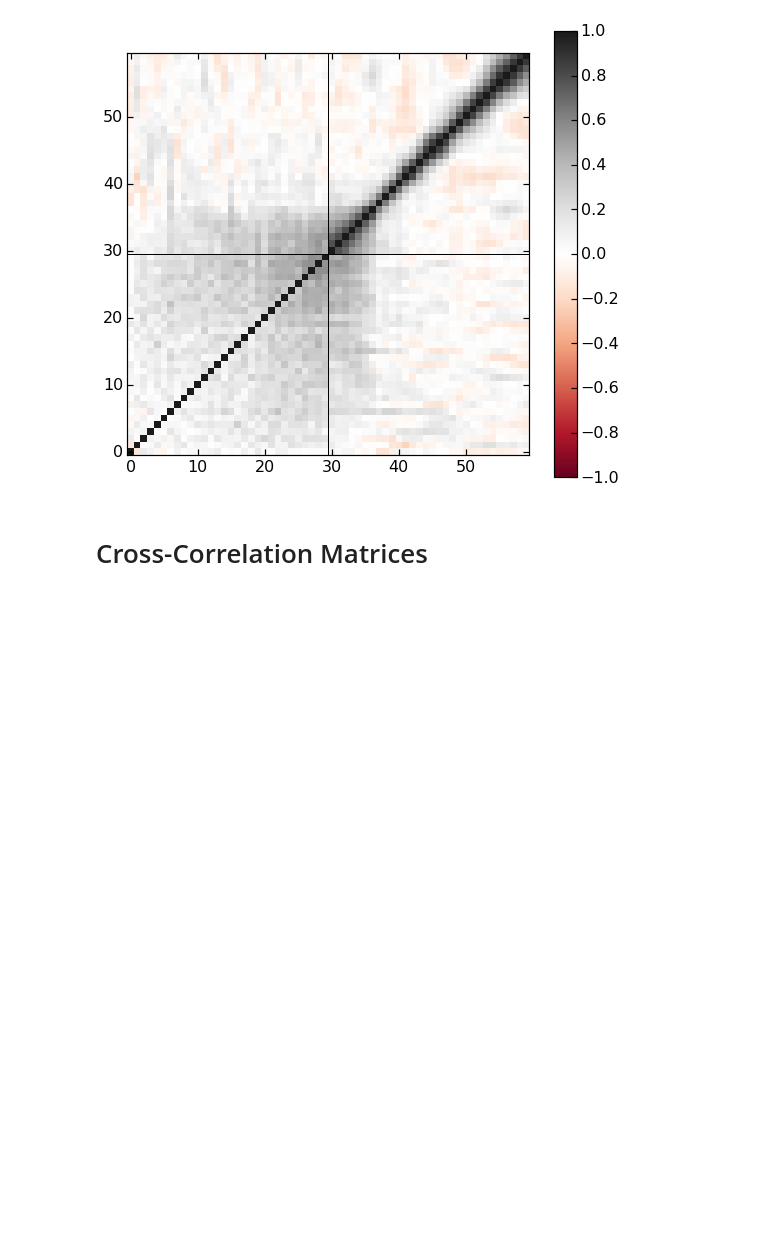
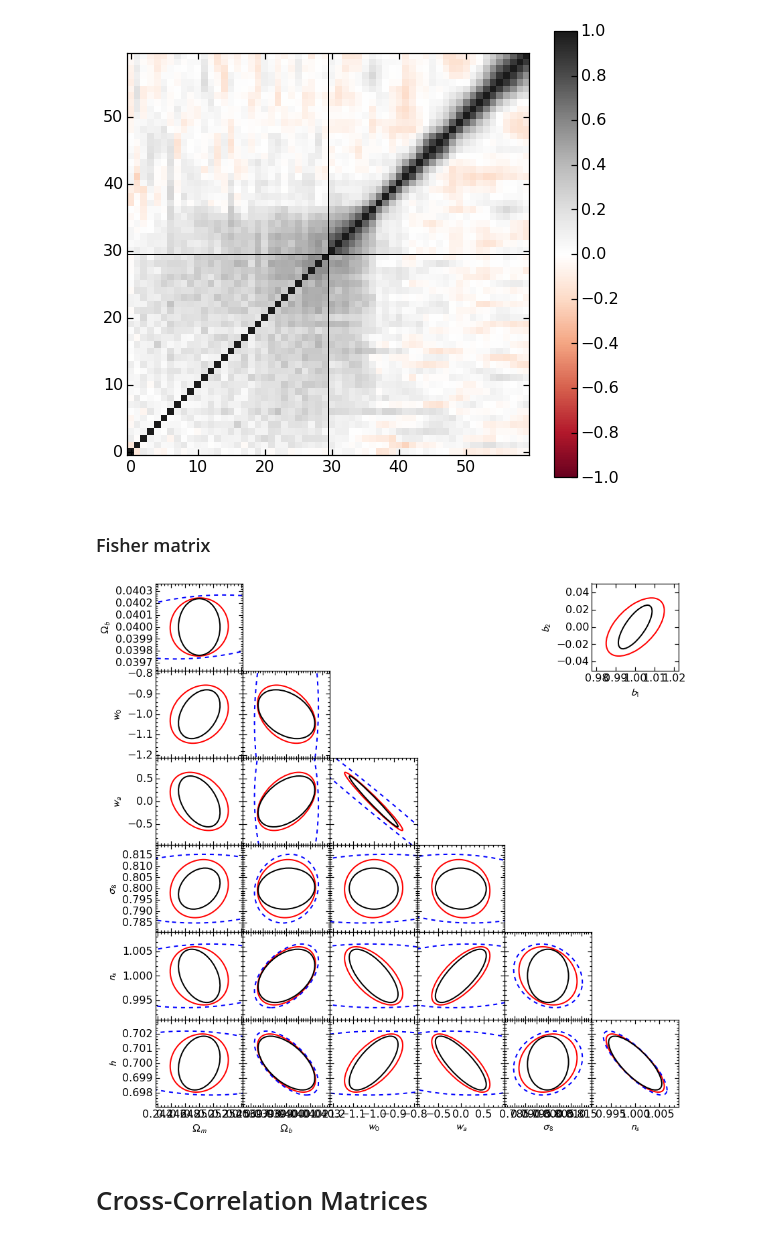
Before and after one commit to DonRegan/notebooks, a Jupyter notebook: ZBOX2 Measurements.ipynb, the cells around one changed output. Cells and saved outputs as stored; diff of their text form; code cells hidden in the pictures; blank space fills up the shorter version.

Commit message:
Add Fisher matrix for LCF.

```diff
--- a/ZBOX2 Measurements.ipynb
+++ b/ZBOX2 Measurements.ipynb
@@ -317,3 +398,55 @@ cb = f.colorbar(cax)
+# %% [markdown]
+### Fisher matrix
+# %%
+%%capture
+# power spectrum bins
+k = 0.005+0.01*arange(0,30)
+
+# line correlation bins
+r = concatenate((2.5*arange(4,10),5*arange(5,17),10*arange(9,21)))
+
+Fl = fisher([1,1,1,1,1,1,1,1,1], [0.0,0.52,1.0], ['LC'], [r])
+Fl[:7,:7] += margPlanckF
+
+FPl = fisher([1,1,1,1,1,1,1,1,1], [0.0,0.52,1.0], ['PSpec','LC'], [k,r])
+FPl[:7,:7] += margPlanckF
+
+Flinv = inv(Fl)
+FPlinv = inv(FPl)
+npar = 9
+eigl = fisher_eigenvalues(copy(Fl)[:npar,:npar])
+eigPl = fisher_eigenvalues(copy(FPl)[:npar,:npar])
+# %%
+f = plt.figure(figsize=(14,14))
+ax = plot_fisher([eigP,eigl,eigPl], 3.375, FPinv)
+
+plt.subplots_adjust(hspace=0, wspace=0)
+for i in range(0,21):
+    if i > 5:
+        plt.setp(ax[i].get_yticklabels(), visible=False);
+    if i not in [5,10,14,17,19,20]:
+        plt.setp(ax[i].get_xticklabels(), visible=False);
+
+
+ax[0].set_ylabel('$\Omega_b$',fontsize=16)
+ax[1].set_ylabel('$w_0$',fontsize=16)
+ax[2].set_ylabel('$w_a$',fontsize=16)
+ax[3].set_ylabel('$\sigma_8$',fontsize=16)
+ax[4].set_ylabel('$n_s$',fontsize=16)
+ax[5].set_ylabel('$h$',fontsize=16)
+ax[5].set_xlabel('$\Omega_m$',fontsize=16)
+ax[10].set_xlabel('$\Omega_b$',fontsize=16)
+ax[14].set_xlabel('$w_0$',fontsize=16)
+ax[17].set_xlabel('$w_a$',fontsize=16)
+ax[19].set_xlabel('$\sigma_8$',fontsize=16)
+ax[20].set_xlabel('$n_s$',fontsize=16)
+ax[21].set_xlabel('$b_1$', fontsize=16)
+ax[21].set_ylabel('$b_2$', fontsize=16)
+
+for i in range(0,21):
+    ax[i].minorticks_on()
+# %% [output]
+[figure, added]
 # %% [markdown]
 # Cross-Correlation Matrices
 # %% [markdown]
```
Also changed, not shown: parts of 7 cells of this notebook.
